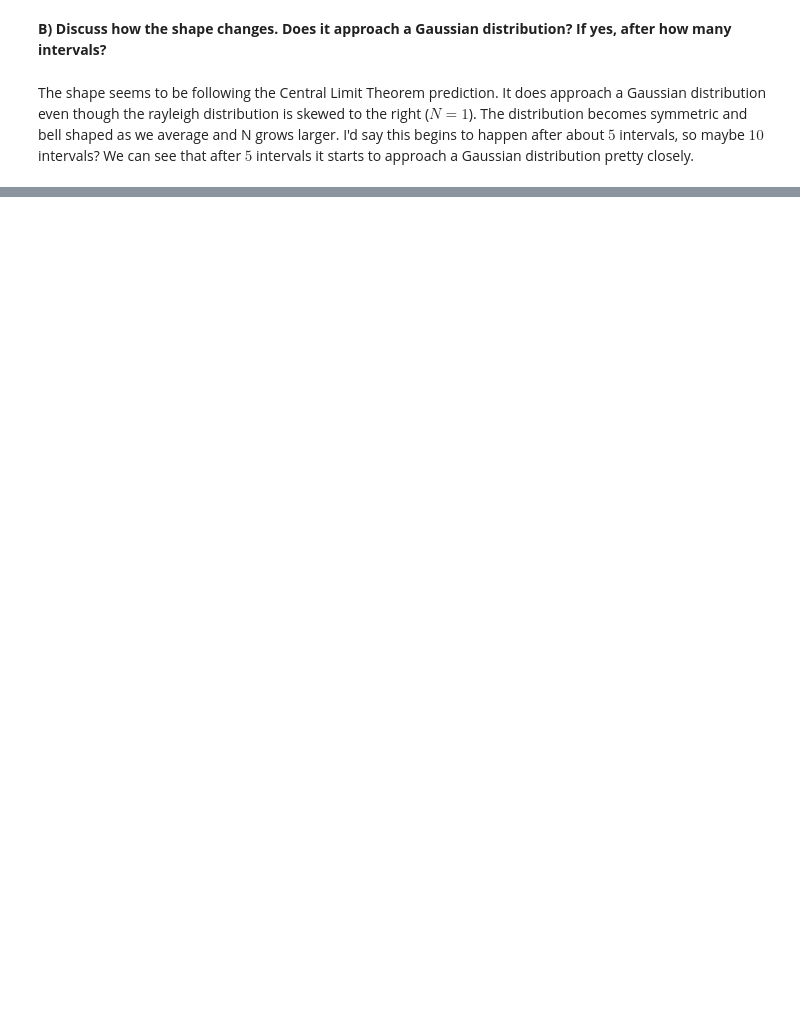
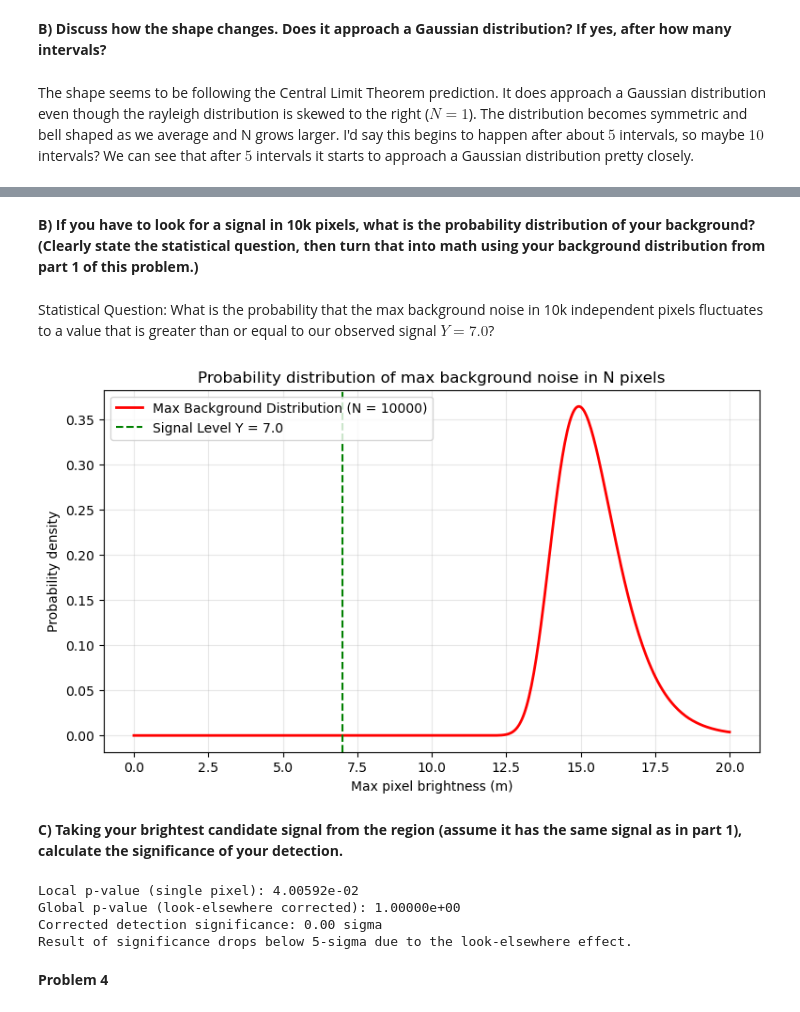
Before and after one commit to JehuGz/Physics_434, a Jupyter notebook: Lab_2/Lab_2.ipynb, the cells around one changed output, grey strips where cells are left out. Drawn from its saved outputs; the diff is of its cells as text; code cells hidden in the pictures; blank space fills up the shorter version.

Commit message:
Finished problem 3: Parts a, b, and c

```diff
--- a/Lab_2/Lab_2.ipynb
+++ b/Lab_2/Lab_2.ipynb
@@ -176,0 +189,7 @@ The shape seems to be following the Central Limit Theorem prediction. It does ap
+# %%
+# Setting my parameters
+X = 4.0   # Width of bg gaussian distribution (std deviation)
+Y = 7.0   # Signal strength
+
+print(f"Background noise width X = {X}")
+print(f"Source signal Y = {Y}")
@@ -176,0 +220,55 @@ The shape seems to be following the Central Limit Theorem prediction. It does ap
+# %% [markdown]
+**B) If you have to look for a signal in 10k pixels, what is the probability distribution of your background? (Clearly state the statistical question, then turn that into math using your background distribution from part 1 of this problem.)**
+# %% [markdown]
+Statistical Question: What is the probability that the max background noise in 10k independent pixels fluctuates to a value that is greater than or equal to our observed signal $Y = 7.0$?
+# %%
+N_pixels = 10000 # Number of pixels
+
+m_values = np.linspace(0, 5 * X, 500) # Array of 500 evenly spaced numbers going from 0 to 5 * X (range)
+cdf_single = stats.norm.cdf(m_values, loc=0, scale=X) # Computing CDF for a single px, background noise follows gaussian distribution
+cdf_max = cdf_single**N_pixels # Raising the CDF for a single px to the power of total px (10k)
+pdf_max = np.gradient(cdf_max, m_values) # Calculating rate of change of max CDF relative to our array of numbers (m_values)
+
+# Plotting parameters to visualize math occuring
+plt.figure(figsize=(9, 5))
+plt.plot(m_values, pdf_max, 'r-', linewidth = 2, label = f'Max Background Distribution (N = {N_pixels})')
+plt.axvline(Y, color = 'green', linestyle = '--', label = f'Signal Level Y = {Y}')
+plt.title("Probability distribution of max background noise in N pixels")
+plt.xlabel("Max pixel brightness (m)")
+plt.ylabel("Probability density")
+plt.legend()
+plt.grid(True, alpha=0.3)
+plt.show()
+# %% [output]
+[figure, added]
+# %% [markdown]
+**C) Taking your brightest candidate signal from the region (assume it has the same signal as in part 1), calculate the significance of your detection.**
+# %%
+p_local = stats.norm.sf(Y, loc=0, scale=X) # Calculating right-tail probability for single px value. Norm distribution of mean 0 and std dev X
+
+# Calculating the probability that atleast one px out of the 10K will randomly be as large or larger than the signal Y. (Log scale)
+log_cdf_single = stats.norm.logcdf(Y, loc=0, scale=X)
+log_cdf_max = N_pixels * log_cdf_single
+p_global = -np.expm1(log_cdf_max) # equivalent to 1 - exp(...)
+
+# Converting global p-value to Gaussian sigma
+if p_global >= 1.0:
+    sigma_corrected = 0.0
+else:
+    sigma_corrected = stats.norm.isf(p_global)
+
+print(f"Local p-value (single pixel): {p_local:.5e}")
+print(f"Global p-value (look-elsewhere corrected): {p_global:.5e}")
+print(f"Corrected detection significance: {sigma_corrected:.2f} sigma")
+
+if sigma_corrected >= 5.0:
+    print("Result still meets the 5-sigma threshold despite the trials factor.")
+else:
+    print("Result of significance drops below 5-sigma due to the look-elsewhere effect.")
+# %% [output]
+Local p-value (single pixel): 4.00592e-02
+Global p-value (look-elsewhere corrected): 1.00000e+00
+Corrected detection significance: 0.00 sigma
+Result of significance drops below 5-sigma due to the look-elsewhere effect.
+# %% [markdown]
+**Problem 4**
```
Also changed, not shown: parts of 16 cells of this notebook.
